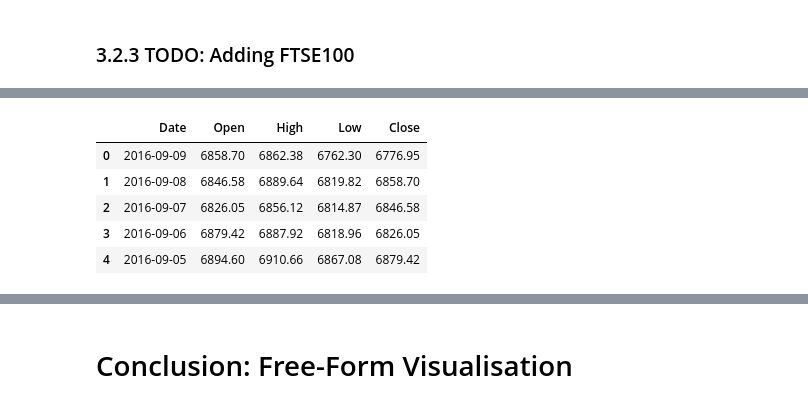
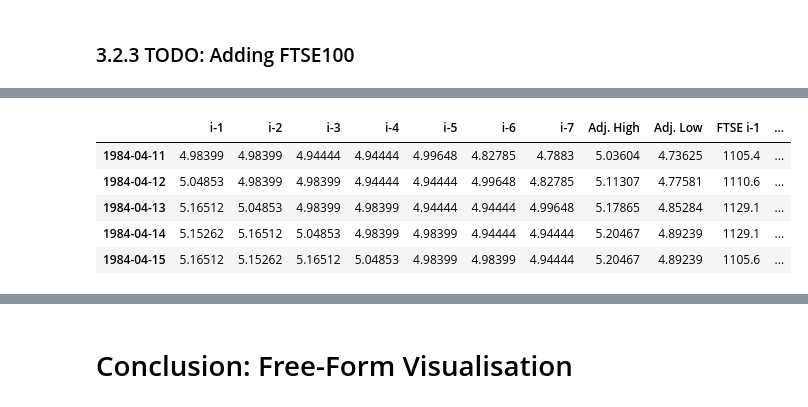
Before and after one commit to jessicayung/machine-learning-nd, a Jupyter notebook: p5-capstone/III. Methodology - Code.ipynb, the cells around one changed output, grey strips where cells are left out. Saved outputs shown, nothing was run; the diff lists cells and outputs as text; code cells hidden in the pictures.

```diff
--- a/p5-capstone/III. Methodology - Code.ipynb
+++ b/p5-capstone/III. Methodology - Code.ipynb
@@ -2518,3 +2393,6 @@ Daily error:  [[1.3231776216477114, 1.1980342560885635, 1.0337559381524328, 1.28
 Mean daily error:  [1.7505383493485149, 2.4673302187634834, 2.9784266548997227, 3.4789241961447055, 3.9464891163261573, 4.3677410898159295, 4.8155901180675889]
 # %% [markdown]
 ### 3.2.3 TODO: Adding FTSE100
+# %%
+bp_ftse = bp.loc[bp_ftse_start:]
+bp_ftse.head()
@@ -2521,9 +2472,11 @@ Mean daily error:  [1.7505383493485149, 2.4673302187634834, 2.9784266548997227,
+# %%
+X_train, X_test, y_train, y_test = prepare_train_test_with_df(days=7, periods=1000, buffer=0, df=bp_ftse, name='FTSE')
 # %%
-ftse100_csv.head()
+X_train.head()
 # %% [output]
-|  | Date | Open | High | Low | Close |
-| 0 | 2016-09-09 | 6858.70 | 6862.38 | 6762.30 | 6776.95 |
-| 1 | 2016-09-08 | 6846.58 | 6889.64 | 6819.82 | 6858.70 |
-| 2 | 2016-09-07 | 6826.05 | 6856.12 | 6814.87 | 6846.58 |
-| 3 | 2016-09-06 | 6879.42 | 6887.92 | 6818.96 | 6826.05 |
-| 4 | 2016-09-05 | 6894.60 | 6910.66 | 6867.08 | 6879.42 |
+|  | i-1 | i-2 | i-3 | i-4 | i-5 | i-6 | i-7 | Adj. High | Adj. Low | FTSE i-1 | ... |
+| 1984-04-11 | 4.98399 | 4.98399 | 4.94444 | 4.94444 | 4.99648 | 4.82785 | 4.7883 | 5.03604 | 4.73625 | 1105.4 | ... |
+| 1984-04-12 | 5.04853 | 4.98399 | 4.98399 | 4.94444 | 4.94444 | 4.99648 | 4.82785 | 5.11307 | 4.77581 | 1110.6 | ... |
+| 1984-04-13 | 5.16512 | 5.04853 | 4.98399 | 4.98399 | 4.94444 | 4.94444 | 4.99648 | 5.17865 | 4.85284 | 1129.1 | ... |
+| 1984-04-14 | 5.15262 | 5.16512 | 5.04853 | 4.98399 | 4.98399 | 4.94444 | 4.94444 | 5.20467 | 4.89239 | 1129.1 | ... |
+| 1984-04-15 | 5.16512 | 5.15262 | 5.16512 | 5.04853 | 4.98399 | 4.98399 | 4.94444 | 5.20467 | 4.89239 | 1105.6 | ... |
```
Also changed, not shown: parts of 24 cells of this notebook, 6 other files.
